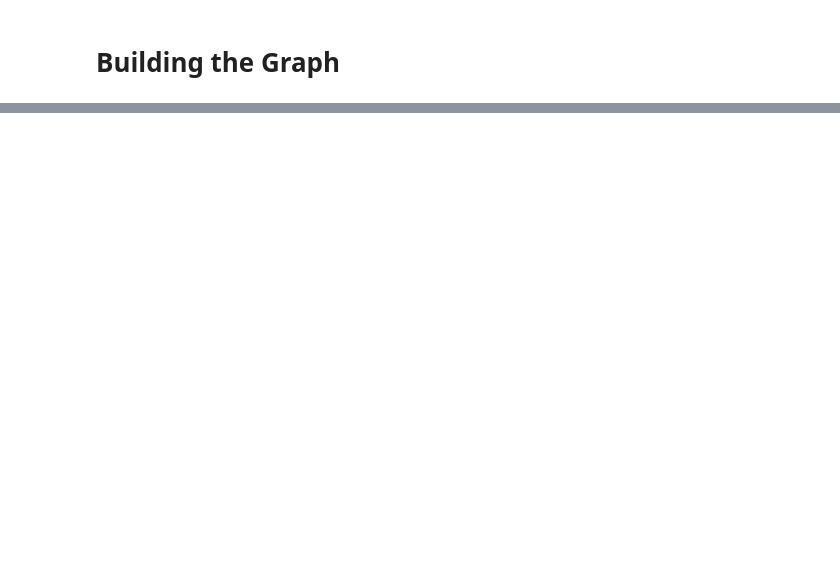
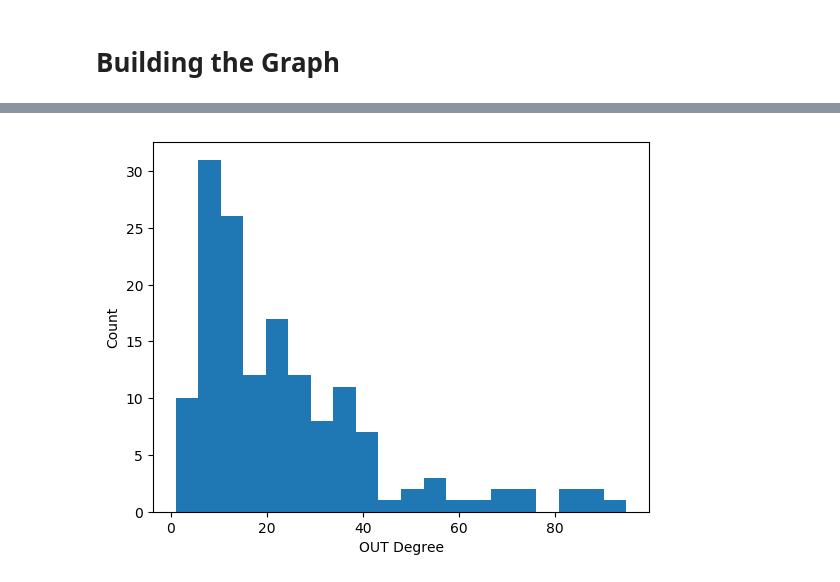
Before and after one commit to jllcentraleessec/NGSA-Epidemic-Prediction, a Jupyter notebook: NGSA_Project.ipynb, the cells around one changed output, grey strips where cells are left out. Cells and saved outputs as stored; diff of their text form; code cells hidden in the pictures; blank space fills up the shorter version.

```diff
--- a/NGSA_Project.ipynb
+++ b/NGSA_Project.ipynb
@@ -458,0 +431,5 @@ SyntaxError: invalid syntax (<ipython-input-53-1229e4fbec83>, line 5)
+# %%
+# OUT degree per country
+out_degree = g.out_degree()
+list_country_out_degree = [country for country in out_degree]
+list_out_degree = [degree[1] for degree in list_country_out_degree]
@@ -458,0 +451,8 @@ SyntaxError: invalid syntax (<ipython-input-53-1229e4fbec83>, line 5)
+# %%
+# OUT Degree distribution
+plt.hist(list_out_degree,bins = 20)
+plt.xlabel('OUT Degree')
+plt.ylabel('Count')
+plt.show()
+# %% [output]
+[figure, added]
```
Also changed, not shown: parts of 39 cells of this notebook.
